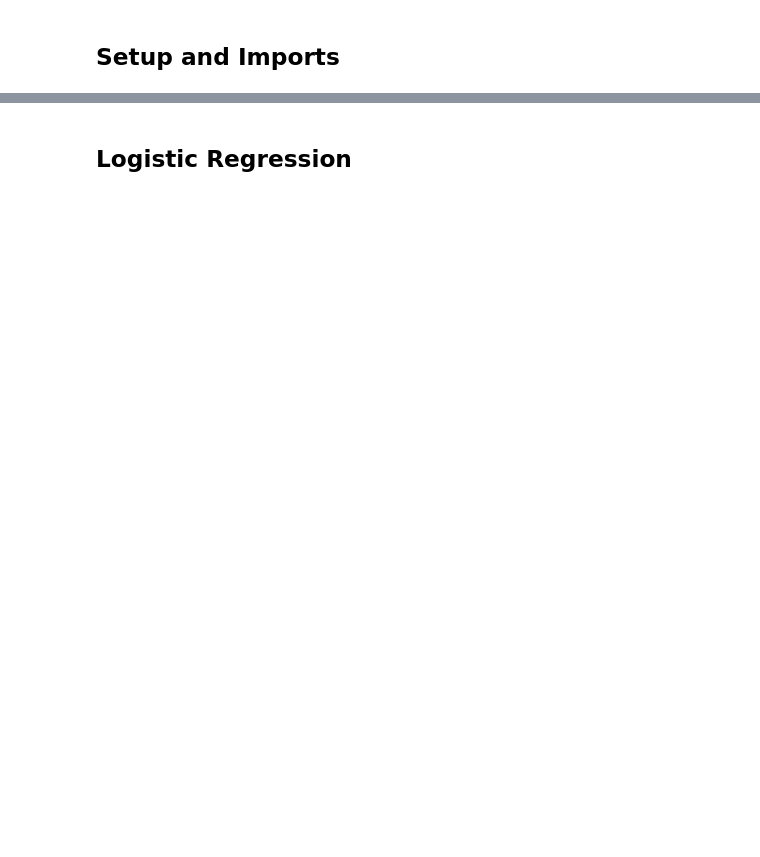
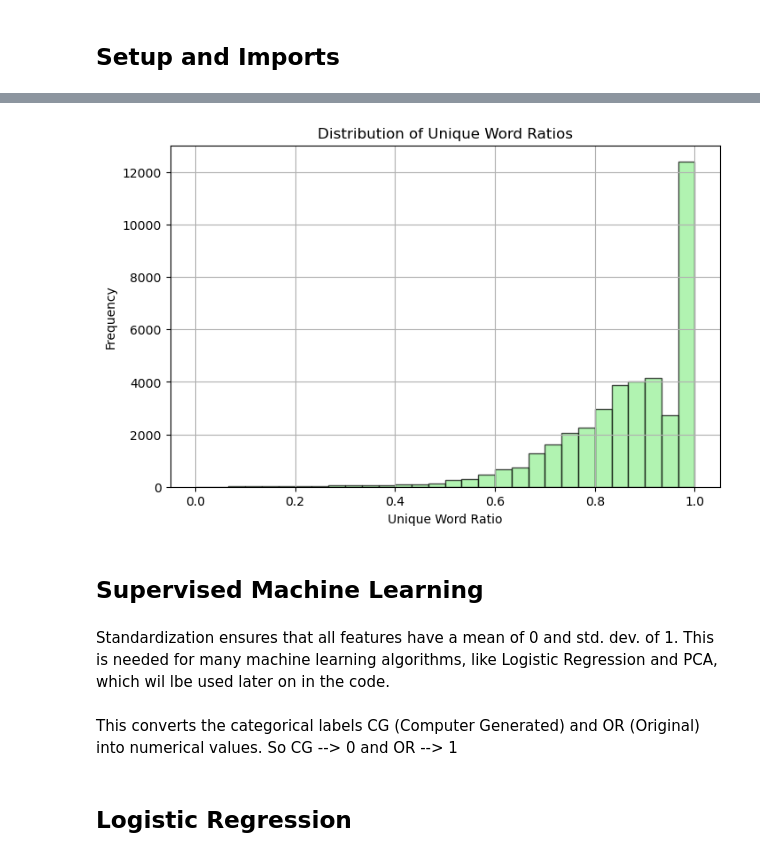
Before and after one commit to malfriduranna/02807_final_project, a Jupyter notebook: notebooks/BrynjarVol2.ipynb, the cells around one changed output, grey strips where cells are left out. Saved outputs shown, nothing was run; the diff lists cells and outputs as text; code cells hidden in the pictures; blank space fills up the shorter version.

```diff
--- a/notebooks/BrynjarVol2.ipynb
+++ b/notebooks/BrynjarVol2.ipynb
@@ -67,3 +98,18 @@ features = pd.concat([features, categories], axis=1)
+# %%
+# Unique Word Ratio Distribution
+plt.figure(figsize=(8, 5))
+plt.hist(data['unique_word_ratio'], bins=30, color='lightgreen', edgecolor='black', alpha=0.7)
+plt.title("Distribution of Unique Word Ratios")
+plt.xlabel("Unique Word Ratio")
+plt.ylabel("Frequency")
+plt.grid()
+plt.show()
+# %% [output]
+[figure, added]
+# %% [markdown]
+## Supervised Machine Learning
+# %% [markdown]
+Standardization ensures that all features have a mean of 0 and std. dev. of 1. This is needed for many machine learning algorithms, like Logistic Regression and PCA, which wil lbe used later on in the code.
 # %%
 # Standardize the features
 scaler = StandardScaler()
@@ -71,3 +117,5 @@ X_scaled = scaler.fit_transform(features)  # Standardize the features
+# %% [markdown]
+This converts the categorical labels CG (Computer Generated) and OR (Original) into numerical values. So CG --> 0 and OR --> 1
 # %%
 # Encode labels
 label_encoder = LabelEncoder()
```
Also changed, not shown: parts of 31 cells of this notebook.
